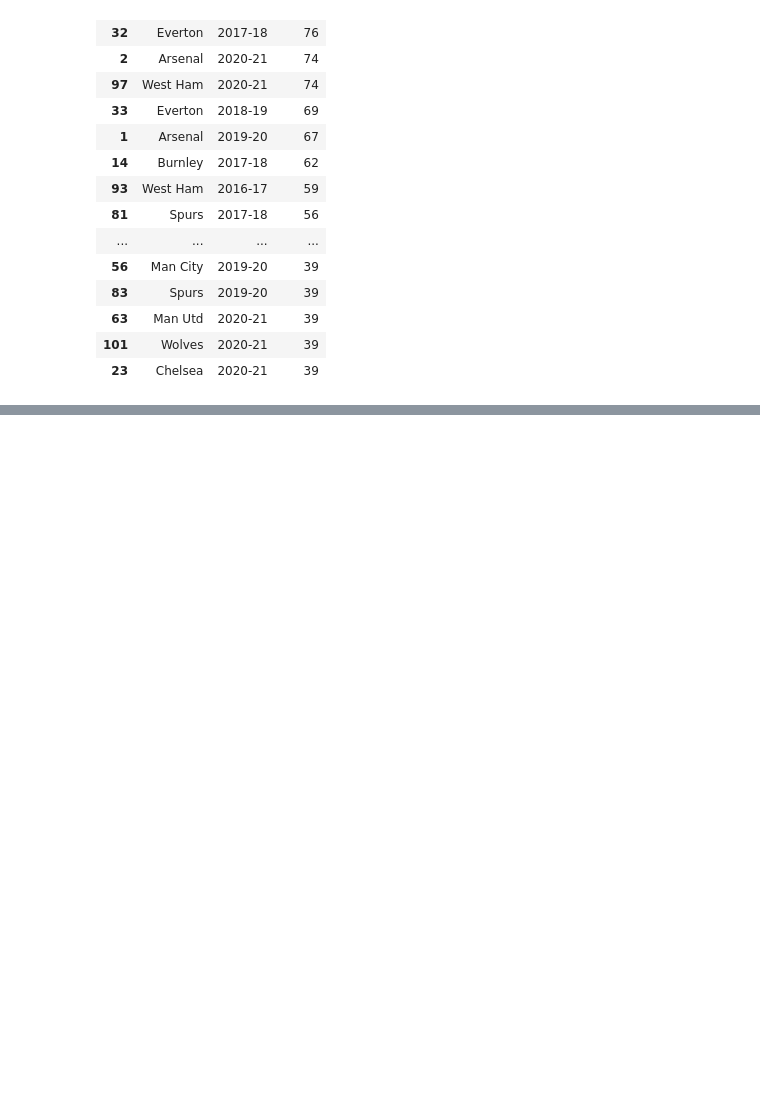
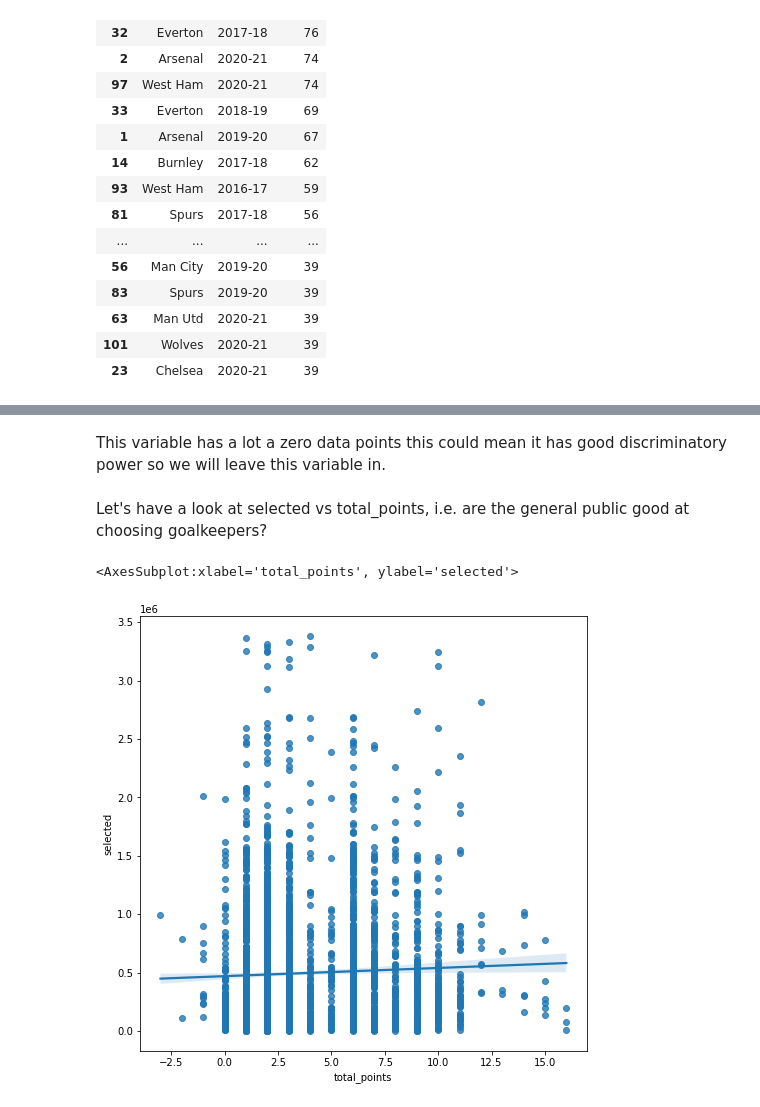
Before and after one commit to hledwards33/FPL_Predictive_Team_Selection, a Jupyter notebook: Further Analysis of Goalkeeper Correlated Variables.ipynb, the cells around one changed output, grey strips where cells are left out. Drawn from its saved outputs; the diff is of its cells as text; code cells hidden in the pictures; blank space fills up the shorter version.

```diff
--- a/Further Analysis of Goalkeeper Correlated Variables.ipynb
+++ b/Further Analysis of Goalkeeper Correlated Variables.ipynb
@@ -215,0 +224,10 @@ This is too much effort for one piece of analysis, and we would use the quartile
+# %% [markdown]
+This variable has a lot a zero data points this could mean it has good discriminatory power so we will leave this variable in.
+# %% [markdown]
+Let's have a look at selected vs total_points, i.e. are the general public good at choosing goalkeepers?
+# %%
+plt.figure(figsize=(8,8))
+sns.regplot(x='total_points', y='selected', data=df)
+# %% [output]
+<AxesSubplot:xlabel='total_points', ylabel='selected'>
+[figure, added]
```
Also changed, not shown: parts of 10 cells of this notebook, 2 other files.
